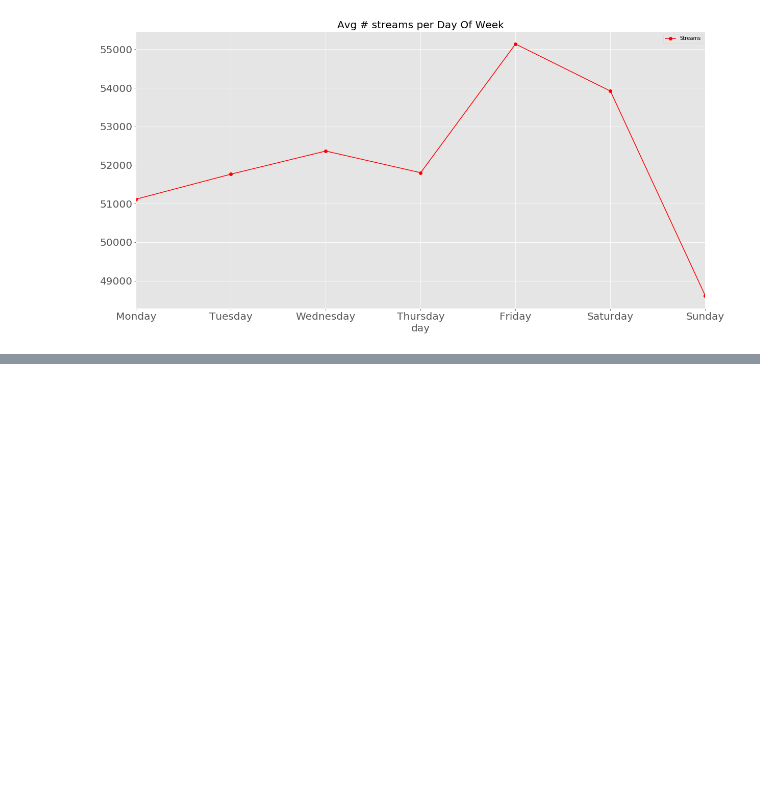
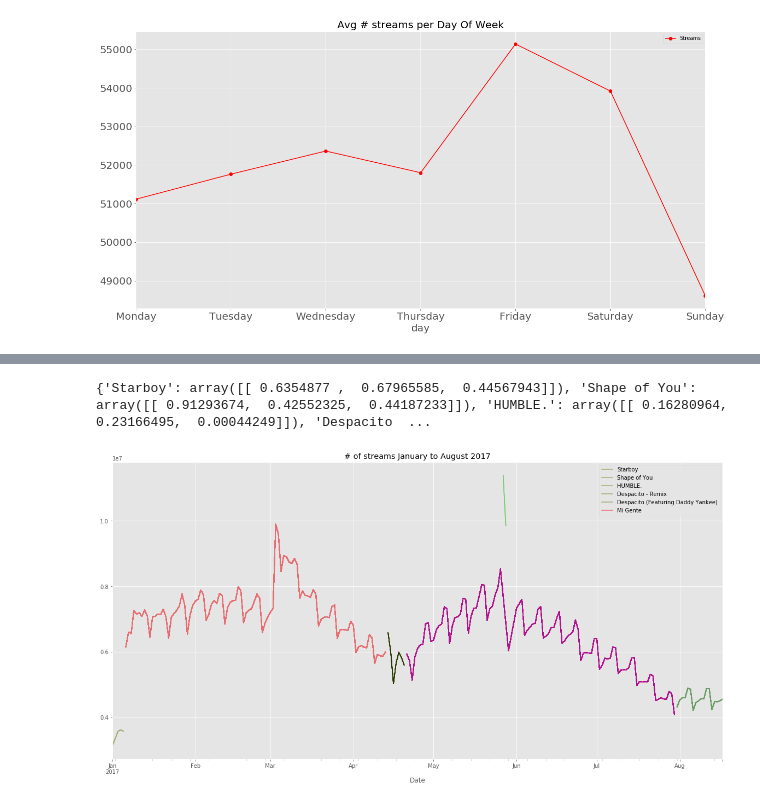
Before and after one commit to maxgrossenbacher/Forecasting_daily_spotify_streams, a Jupyter notebook: src/Spotify_Time_Series.ipynb, the cells around one changed output, grey strips where cells are left out. Saved outputs shown, nothing was run; the diff lists cells and outputs as text; code cells hidden in the pictures; blank space fills up the shorter version.

```diff
--- a/src/Spotify_Time_Series.ipynb
+++ b/src/Spotify_Time_Series.ipynb
@@ -250,29 +248,3 @@ dow
 | 5 | 5 | Saturday | 53917.110096 |
 | 6 | 6 | Sunday | 48609.954158 |
 [figure]
-# %%
-#Plotting streaming data
-n_track = {}
-segments = []
-fig, ax = plt.subplots(1)
-prev_t = 0
-
-streams_at_1 = global_streaming_data[global_streaming_data['Track Name'] == track]
-date = streams_at_1['Date'].tolist()
-trackname = streams_at_1['Track Name'].tolist()
-streams = streams_at_1['Streams_#1_song'].tolist()
-for d1, d2, s1, s2, t in zip(date, date[1:], streams, streams[1:], trackname):
-    print (d1, t, s1)
-    if t not in n_track.values():
-        c = np.random.rand(3,1).T
-        n_track[t] = c
-    else:
-        c=n_track[t]
-    prev_t=t
-    segments.append([(d1,s1),(d2,s2)])
-
-    print(n_track)
-    lc = LineCollection(segments, colors=n_track[t])
-    fig, ax = plt.subplots()
-    ax.add_collection(lc)
-    plt.show()
@@ -284,2 +251,21 @@ TypeError: float() argument must be a string or a number, not 'Timestamp'
+# %%
+#Plotting top streams colored by #1 trackname
+n_track = {}
+fig, ax = plt.subplots(1)
+for track in global_streaming_data['Track Name'].tolist():
+    if track not in n_track.keys():
+        c = np.random.rand(3,1).T
+        n_track[track] = c
+    else:
+        c = n_track[track]
+    global_streaming_data[global_streaming_data['Track Name'] == track].plot(ax=ax,x='Date', \
+                                            y=['Streams_#1_song'], figsize=(20,10),\
+                                            title='# of streams January to August 2017',\
+                                            color=c)
+    plt.legend(n_track.keys())
+print(n_track)
+# %% [output]
+{'Starboy': array([[ 0.6354877 ,  0.67965585,  0.44567943]]), 'Shape of You': array([[ 0.91293674,  0.42552325,  0.44187233]]), 'HUMBLE.': array([[ 0.16280964,  0.23166495,  0.00044249]]), 'Despacito  ...
+[figure, added]
 # %%
 streaming_data.to_json('/Users/gmgtex/Documents/My Tableau Repository/DataSources/spotify_streaming.json')
```
Also changed, not shown: parts of 3 cells of this notebook.
